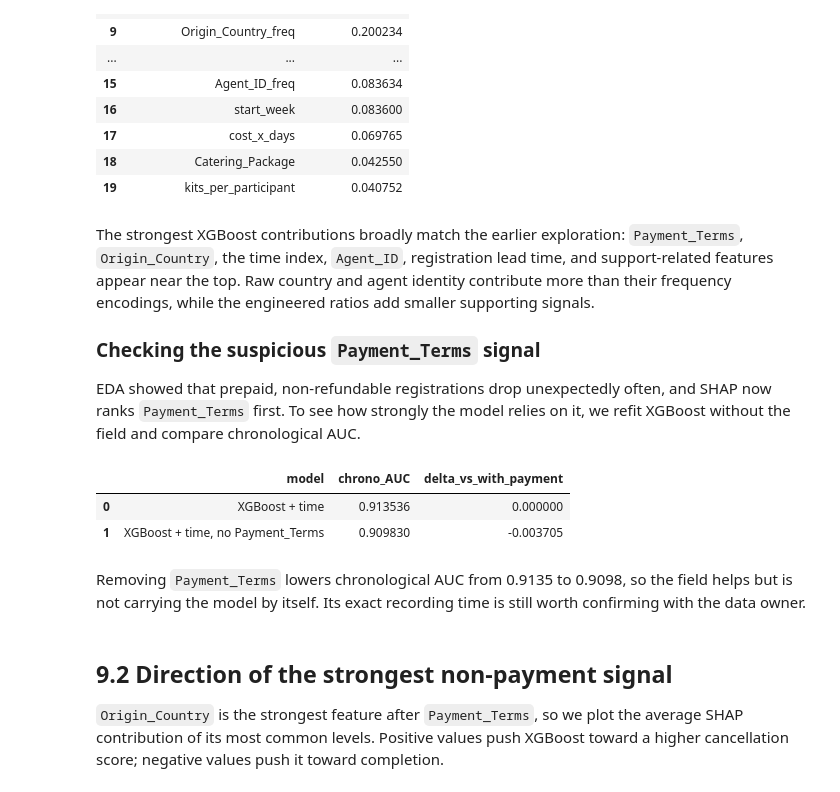
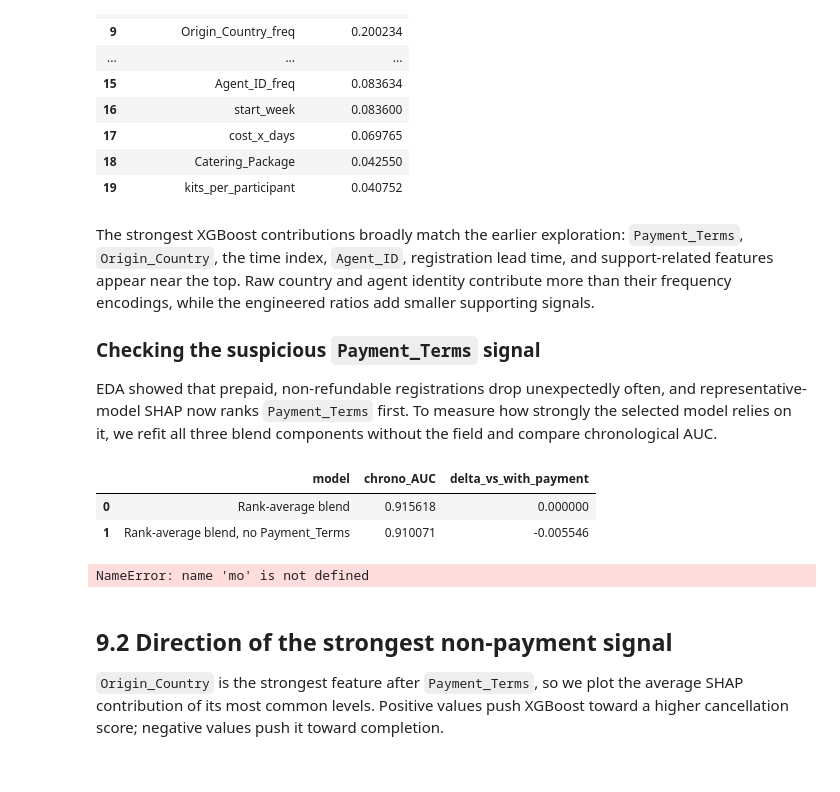
Before and after one commit to manemajef/ml-proj, a Jupyter notebook: notebook.ipynb, the cells around one changed output. Drawn from its saved outputs; the diff is of its cells as text; code cells hidden in the pictures.

```diff
--- a/notebook.ipynb
+++ b/notebook.ipynb
@@ -1851,31 +1836,46 @@ The strongest XGBoost contributions broadly match the earlier exploration: `Paym
 
 ### Checking the suspicious `Payment_Terms` signal
 
-EDA showed that prepaid, non-refundable registrations drop unexpectedly often, and SHAP now ranks `Payment_Terms` first. To see how strongly the model relies on it, we refit XGBoost without the field and compare chronological AUC.
+EDA showed that prepaid, non-refundable registrations drop unexpectedly often, and representative-model SHAP now ranks `Payment_Terms` first. To measure how strongly the selected model relies on it, we refit all three blend components without the field and compare chronological AUC.
 # %%
-pred_xgb_no_payment = fit_predict(
-    "xgb",
-    Xtr_t.drop(columns=["Payment_Terms"]),
-    y_tr,
-    Xva_t.drop(columns=["Payment_Terms"]),
+Xtr_no_payment = Xtr_t.drop(columns=["Payment_Terms"])
+Xva_no_payment = Xva_t.drop(columns=["Payment_Terms"])
+pred_blend_no_payment = rank_avg(
+    [
+        fit_predict(name, Xtr_no_payment, y_tr, Xva_no_payment)
+        for name in ("lgbm", "xgb", "cat")
+    ]
 )
 payment_check = pd.DataFrame({
-    "model": ["XGBoost + time", "XGBoost + time, no Payment_Terms"],
+    "model": [
+        "Rank-average blend",
+        "Rank-average blend, no Payment_Terms",
+    ],
     "chrono_AUC": [
-        roc_auc_score(y_va, pred_t["xgb"]),
-        roc_auc_score(y_va, pred_xgb_no_payment),
+        roc_auc_score(y_va, blend_t),
+        roc_auc_score(y_va, pred_blend_no_payment),
     ],
 })
 payment_check["delta_vs_with_payment"] = (
     payment_check["chrono_AUC"] - payment_check.loc[0, "chrono_AUC"]
 )
 display(payment_check)
 # %% [output]
 |  | model | chrono_AUC | delta_vs_with_payment |
-| 0 | XGBoost + time | 0.913536 | 0.000000 |
-| 1 | XGBoost + time, no Payment_Terms | 0.909830 | -0.003705 |
+| 0 | Rank-average blend | 0.915618 | 0.000000 |
+| 1 | Rank-average blend, no Payment_Terms | 0.910071 | -0.005546 |
-# %% [markdown]
-Removing `Payment_Terms` lowers chronological AUC from 0.9135 to 0.9098, so the field helps but is not carrying the model by itself. Its exact recording time is still worth confirming with the data owner.
+# %%
+auc_with_payment = payment_check.loc[
+    payment_check["model"] == "Rank-average blend", "chrono_AUC"
+].iloc[0]
+auc_without_payment = payment_check.loc[
+    payment_check["model"] == "Rank-average blend, no Payment_Terms", "chrono_AUC"
+].iloc[0]
+mo.md(f"""
+Removing `Payment_Terms` changes chronological AUC from {auc_with_payment:.4f} to {auc_without_payment:.4f}. The field's exact recording time is still worth confirming with the data owner.
+""")
+# %% [output]
+NameError: name 'mo' is not defined
 # %% [markdown]
 ## 9.2 Direction of the strongest non-payment signal
 
```
Also changed, not shown: parts of 19 cells of this notebook, 21 other files.
